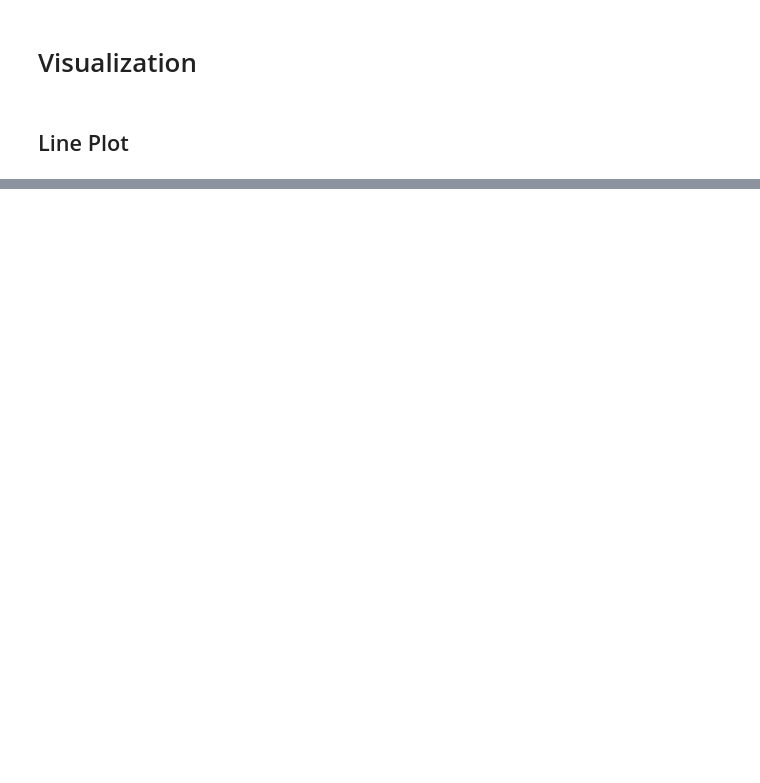
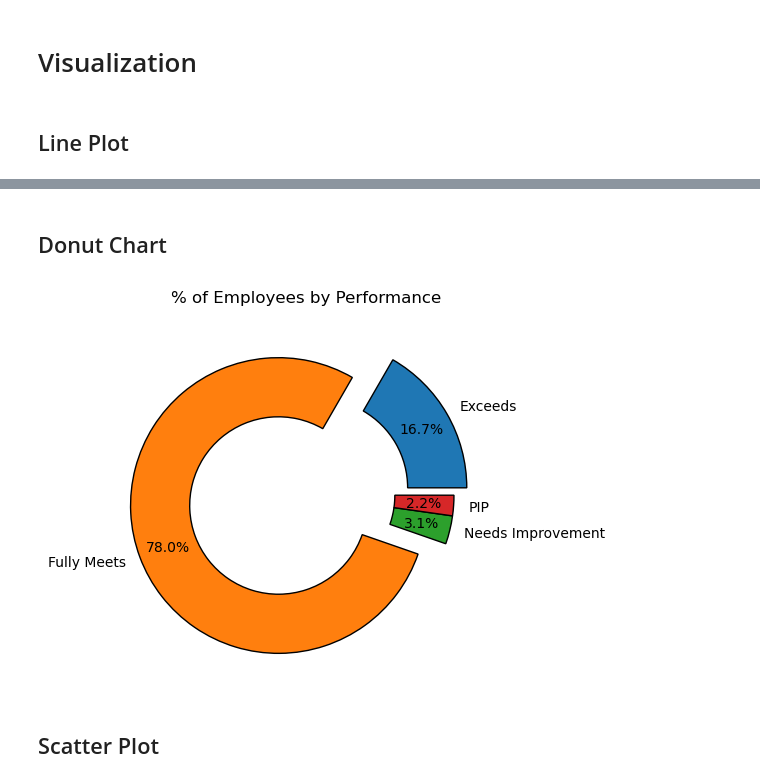
Before and after one commit to RusanMaharjan/Data-Science---3, a Jupyter notebook: Visualization.ipynb, the cells around one changed output, grey strips where cells are left out. Saved outputs shown, nothing was run; the diff lists cells and outputs as text; code cells hidden in the pictures; blank space fills up the shorter version.

```diff
--- a/Visualization.ipynb
+++ b/Visualization.ipynb
@@ -26,0 +82,18 @@ plt.show()
+# %% [markdown]
+## Donut Chart
+# %%
+plt.pie(
+    perf_emp['EmpID'],
+    labels=perf_emp['PerformanceScore'],
+    autopct = '%1.1f%%',
+    # width edge properties
+    wedgeprops = {'width': 0.4, 'edgecolor':'#000'},
+    pctdistance=0.8,
+    explode = (0.1, 0.2, 0, 0)
+)
+plt.title('% of Employees by Performance')
+plt.show()
+# %% [output]
+[figure, added]
+# %% [markdown]
+## Scatter Plot
```
Also changed, not shown: parts of 16 cells of this notebook, 5 other files.
